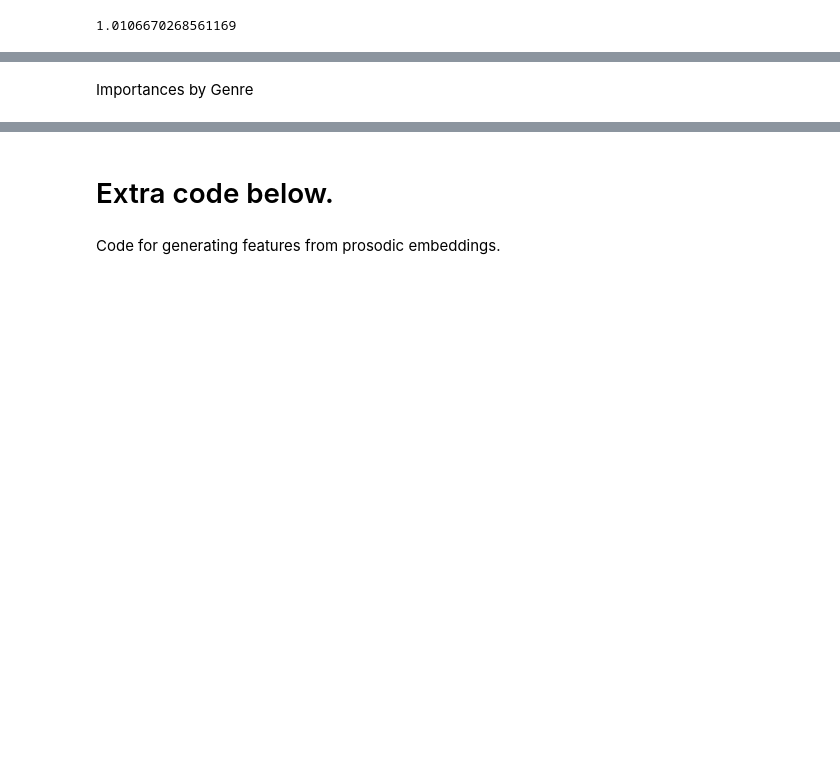
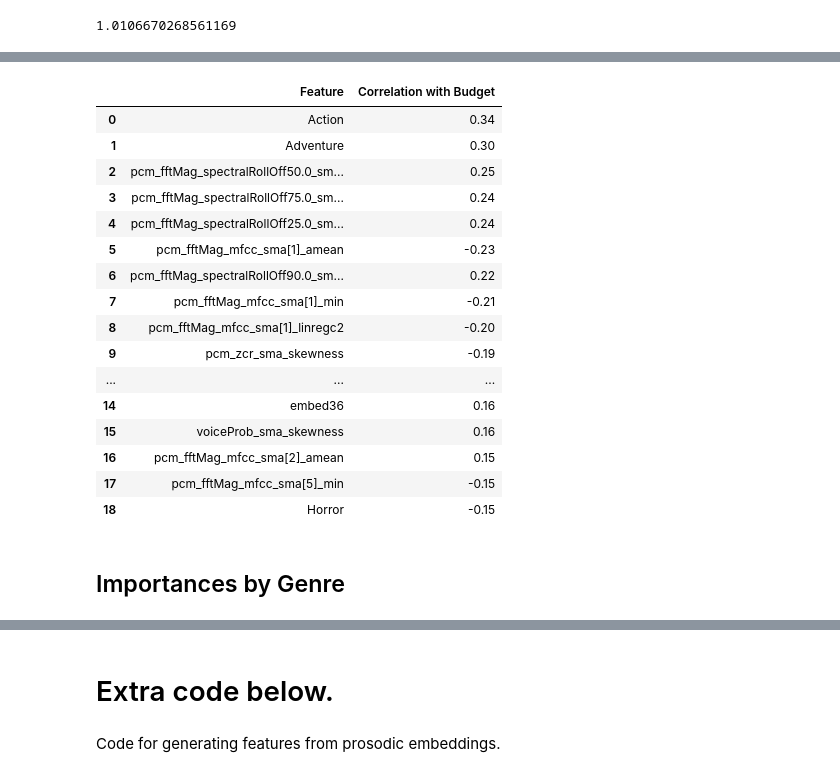
Before and after one commit to iamsusiep/slp2019, a Jupyter notebook: ML_notebook_RF.ipynb, the cells around one changed output, grey strips where cells are left out. Cells and saved outputs as stored; diff of their text form; code cells hidden in the pictures; blank space fills up the shorter version.

```diff
--- a/ML_notebook_RF.ipynb
+++ b/ML_notebook_RF.ipynb
@@ -341,5 +308,45 @@ sns.boxplot(data=errs_by_genre_df, ax = ax, orient = 'h', order = genre_perf_df.
+# %%
+ # https://www.kaggle.com/rounakbanik/the-movies-dataset
+
+budgets = pd.read_csv('/content/gdrive/My Drive/movies_metadata.csv', usecols = ['imdb_id', 'budget'])
+budgets = budgets[budgets['imdb_id'].notnull()]
+budgets['imdb_id'] = budgets['imdb_id'].astype(str).apply(lambda x: x[2:])
+budgets = budgets[budgets['imdb_id'] != '']
+budgets['imdb_id'] = budgets['imdb_id'].astype(int)
+budgets['budget'] = budgets['budget'].astype(int)
+budgets = budgets[budgets['budget'] > 1000]
+budgets = budgets.rename(columns = {'imdb_id': 'imdbId'})
+budget_df = pd.merge(pd.merge(budgets, final[['title', 'imdbId']]), ml).drop(['imdbId', 'youtubeId'], axis = 1)
+# %%
+budget_corrs = budget_df.corr()['budget']
+budget_corrs = budget_corrs[budget_corrs.notnull()]
+# %%
+corrs = pd.DataFrame(budget_corrs[budget_corrs.abs().sort_values(ascending = False).index[0:20]][1:]).reset_index()
+corrs.columns = ['Feature', 'Correlation with Budget']
+corrs = corrs.round(2)
+corrs.to_csv('/content/gdrive/My Drive/budget_corrs.csv', index = False)
+# %%
+corrs
+# %% [output]
+|  | Feature | Correlation with Budget |
+| 0 | Action | 0.34 |
+| 1 | Adventure | 0.30 |
+| 2 | pcm_fftMag_spectralRollOff50.0_sm... | 0.25 |
+| 3 | pcm_fftMag_spectralRollOff75.0_sm... | 0.24 |
+| 4 | pcm_fftMag_spectralRollOff25.0_sm... | 0.24 |
+| 5 | pcm_fftMag_mfcc_sma[1]_amean | -0.23 |
+| 6 | pcm_fftMag_spectralRollOff90.0_sm... | 0.22 |
+| 7 | pcm_fftMag_mfcc_sma[1]_min | -0.21 |
+| 8 | pcm_fftMag_mfcc_sma[1]_linregc2 | -0.20 |
+| 9 | pcm_zcr_sma_skewness | -0.19 |
+| ... | ... | ... |
+| 14 | embed36 | 0.16 |
+| 15 | voiceProb_sma_skewness | 0.16 |
+| 16 | pcm_fftMag_mfcc_sma[2]_amean | 0.15 |
+| 17 | pcm_fftMag_mfcc_sma[5]_min | -0.15 |
+| 18 | Horror | -0.15 |
 # %% [markdown]
-Importances by Genre
+## Importances by Genre
 # %%
 import shap
 shap.initjs()
```
Also changed, not shown: parts of 18 cells of this notebook.
